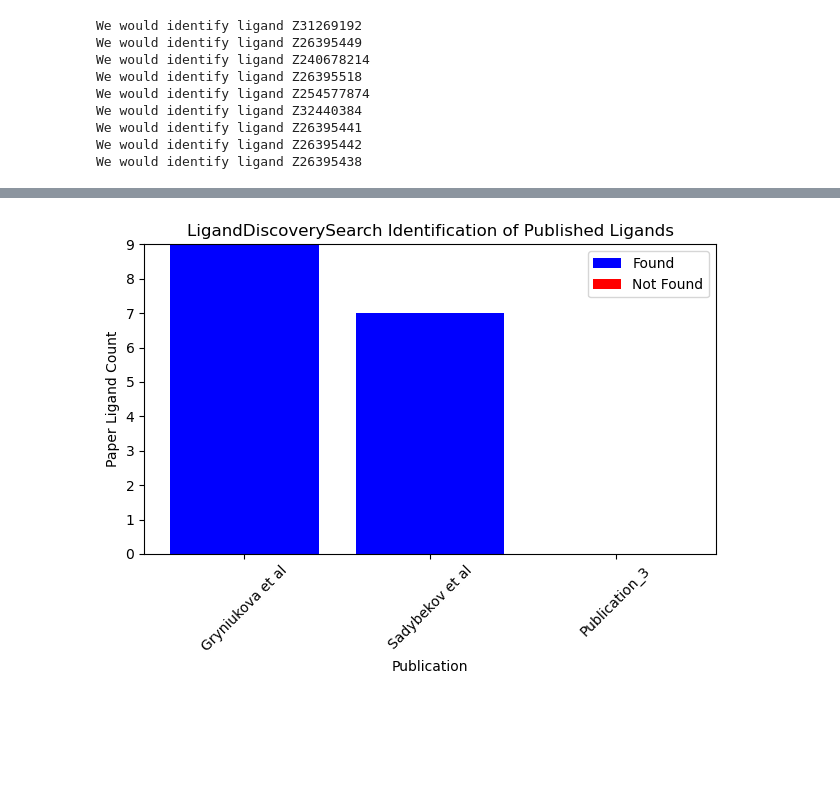
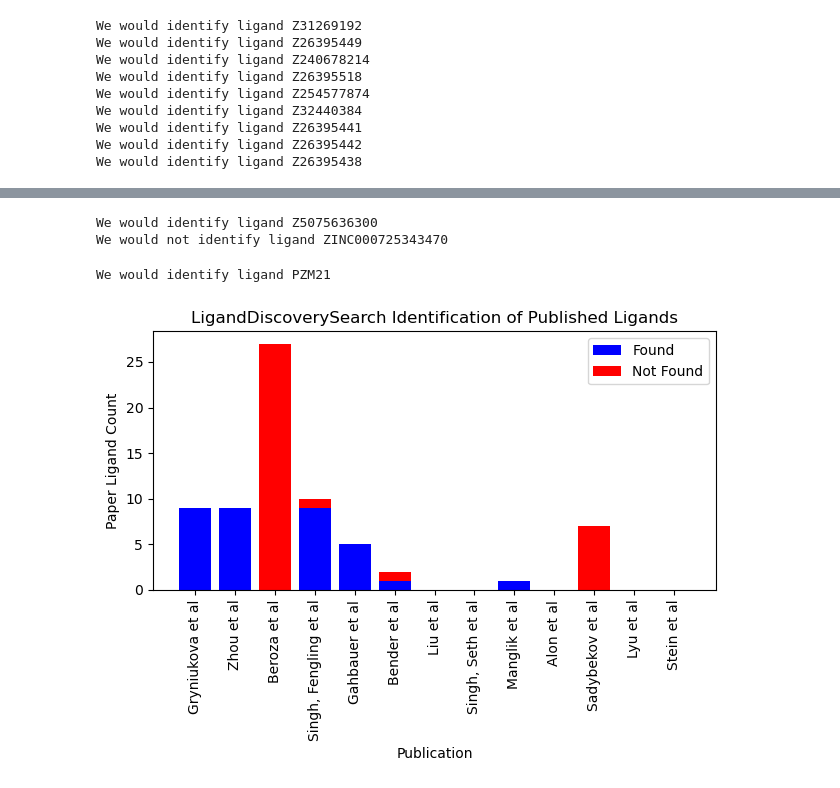
Before and after one commit to toadlover/ginsparg_thymelab_thesis, a Jupyter notebook: jupyter_notebooks/figure_making/replicating_other_publications/all_publication_aggregate_data.ipynb, the cells around one changed output, grey strips where cells are left out. Saved outputs shown, nothing was run; the diff lists cells and outputs as text; code cells hidden in the pictures; blank space fills up the shorter version.

Commit message:
added more data to main figure

```diff
--- a/jupyter_notebooks/figure_making/replicating_other_publications/all_publication_aggregate_data.ipynb
+++ b/jupyter_notebooks/figure_making/replicating_other_publications/all_publication_aggregate_data.ipynb
@@ -14,7 +33,7 @@ from matplotlib.ticker import FuncFormatter
 #The data will be boiled down to a yes or no as to whether we would have noticed the ligands
 
 # Example publication names (unique identifiers)
-publication_names = ["Gryniukova et al", "Sadybekov et al", "Publication_3"]
+publication_names = ["Gryniukova et al", "Zhou et al", "Beroza et al", "Singh, Fengling et al", "Gahbauer et al", "Bender et al", "Liu et al", "Singh, Seth et al", "Manglik et al", "Alon et al", "Sadybekov et al", "Lyu et al", "Stein et al"]
 
 # Initialize the DataFrame with default values (e.g., zeros for integer values)
 main_df = pd.DataFrame({
@@ -73,6 +102,10 @@ We would identify ligand Z26395438
 #read in the data csv
 #Synthon
 #Sadybekov et al
+#this failed to get any actual placements, goign to hard code to all ligands fail
+
+main_df.loc["Sadybekov et al", "not_found"] = 7
+"""
 df = pd.read_csv("../../../benchmarking_other_papers/papers/Synthon-based_ligand_discovery_in_virtual_libraries_of_over_11_billion_compounds/analysis_space/paper_ligands_rank.csv")
 
 #number of ligands in the paper that we tried to work with
@@ -98,4 +131,5 @@ for index, row in df.iterrows():
         main_df.loc["Sadybekov et al", "found"] = main_df.loc["Sadybekov et al", "found"] + 1
     else:
         print("We would not identify ligand " + row['ligand'])
+"""
 # %% [output]
@@ -109,22 +292,87 @@ We would identify ligand Z4121493648
+# %%
+#read in paper data
+#read in the data csv
+
+#Bender et al - Structure-Based_Discovery_of_a_NPFF1R_Antagonist_with_Analgesic_Activity
+df = pd.read_csv("../../../benchmarking_other_papers/papers/Structure-Based_Discovery_of_a_NPFF1R_Antagonist_with_Analgesic_Activity/analysis_space/paper_ligands_rank.csv")
+
+#number of ligands in the paper that we tried to work with
+num_ligands = 2
+
+#seed the main df not found column with the number of ligands, and we will take 1 from not found to found for each ligand that we would have found
+main_df.loc["Bender et al", "not_found"] = num_ligands
+
+#run through each ligand from the paper and determine if we would have kept it
+# Iterate through each row
+for index, row in df.iterrows():
+    #print(f"Found: {row['found']}, Not Found: {row['not_found']}")
+    lig_found = False
+    if row['best_interaction'] >= 6:
+        if (row['ddg_percentile'] <= 0.1 and row['best_real_motif_ratio'] >= 0.25) or row['best_real_motif_ratio'] >= 0.5:
+            lig_found = True
+
+    if lig_found:
+        print("We would identify ligand " + row['ligand'])
+
+        #adjust counts
+        main_df.loc["Bender et al", "not_found"] = main_df.loc["Bender et al", "not_found"] - 1
+        main_df.loc["Bender et al", "found"] = main_df.loc["Bender et al", "found"] + 1
+    else:
+        print("We would not identify ligand " + row['ligand'])
+# %% [output]
+We would identify ligand Z5075636300
+We would not identify ligand ZINC000725343470
+# %%
+#read in paper data
+#read in the data csv
+
+#Manglik et al - Structure-based_discovery_of_opioid_analgesics_with_reduced_side_effects
+df = pd.read_csv("../../../benchmarking_other_papers/papers/Structure-based_discovery_of_opioid_analgesics_with_reduced_side_effects/analysis_space/paper_ligands_rank.csv")
+
+#number of ligands in the paper that we tried to work with
+num_ligands = 1
+
+#seed the main df not found column with the number of ligands, and we will take 1 from not found to found for each ligand that we would have found
+main_df.loc["Manglik et al", "not_found"] = num_ligands
+
+#run through each ligand from the paper and determine if we would have kept it
+# Iterate through each row
+for index, row in df.iterrows():
+    #print(f"Found: {row['found']}, Not Found: {row['not_found']}")
+    lig_found = False
+    if row['best_interaction'] >= 6:
+        if (row['ddg_percentile'] <= 0.1 and row['best_real_motif_ratio'] >= 0.25) or row['best_real_motif_ratio'] >= 0.5:
+            lig_found = True
+
+    if lig_found:
+        print("We would identify ligand " + row['ligand'])
+
+        #adjust counts
+        main_df.loc["Manglik et al", "not_found"] = main_df.loc["Manglik et al", "not_found"] - 1
+        main_df.loc["Manglik et al", "found"] = main_df.loc["Manglik et al", "found"] + 1
+    else:
+        print("We would not identify ligand " + row['ligand'])
+# %% [output]
+We would identify ligand PZM21
 # %%
 #stacked bar plot to show the number of ligands that would be/would not be identified from each publication
 # Plot
 fig, ax = plt.subplots()
 
 # Plot the "found" bars in blue
 ax.bar(main_df.index, main_df['found'], color='blue', label='Found')
 
 # Plot the "not_found" bars in red, stacking them on top of "found"
 ax.bar(main_df.index, main_df['not_found'], bottom=main_df['found'], color='red', label='Not Found')
 
 # Add labels and legend
 ax.set_ylabel('Paper Ligand Count')
 ax.set_xlabel('Publication')
 ax.set_title('LigandDiscoverySearch Identification of Published Ligands')
 ax.legend()
 
-plt.xticks(rotation=45)  # Rotate x-axis labels if needed
+plt.xticks(rotation=90)  # Rotate x-axis labels if needed
 plt.tight_layout()  # Adjust layout for better fit
 plt.show()
 # %% [output]
-[figure, old version]
+[figure, new version]
```
Also changed, not shown: parts of 10 cells of this notebook.
